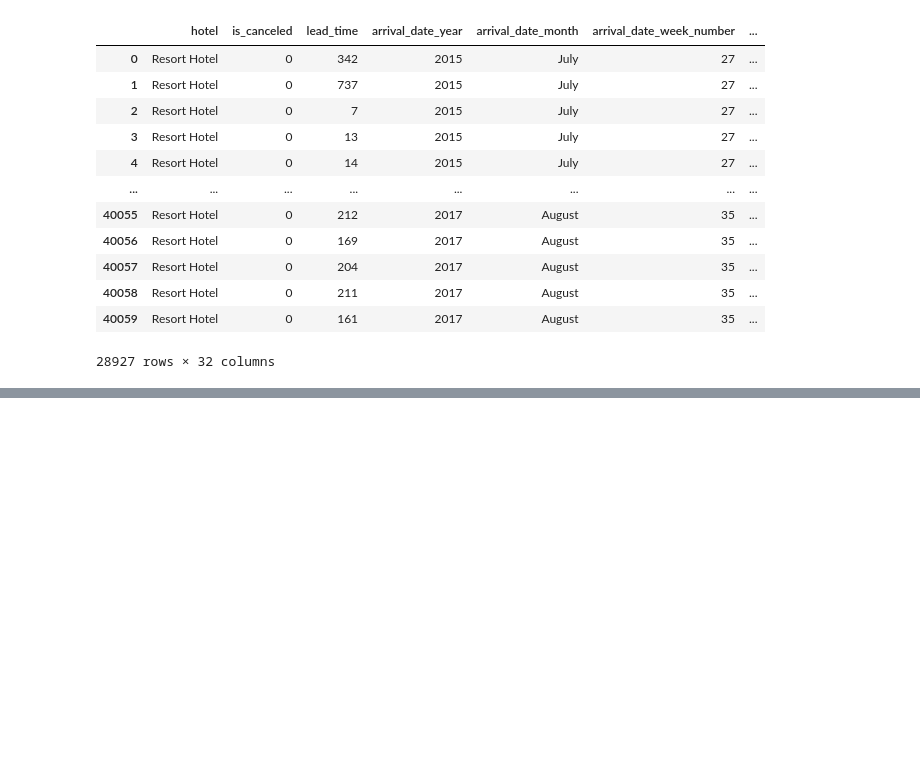
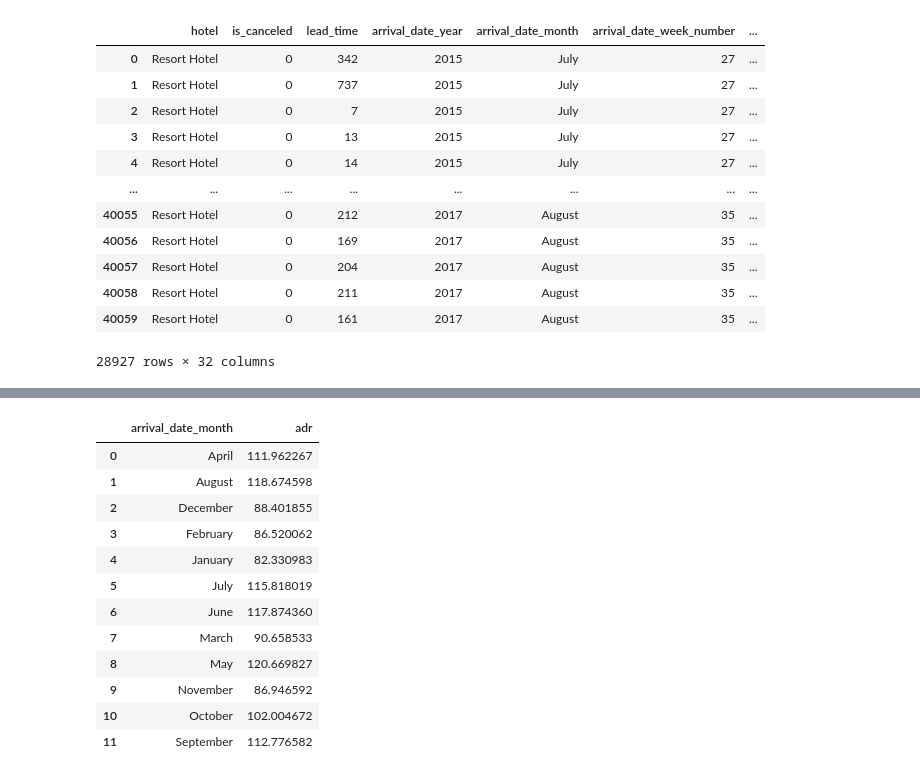
Before and after one commit to juanmarcoso/Data_Analysis_Hotel, a Jupyter notebook: AnalysisHotel.ipynb, the cells around one changed output, grey strips where cells are left out. Cells and saved outputs as stored; diff of their text form; code cells hidden in the pictures; blank space fills up the shorter version.

```diff
--- a/AnalysisHotel.ipynb
+++ b/AnalysisHotel.ipynb
@@ -403,0 +422,17 @@ resort
+# %%
+city_hotel=city.groupby(['arrival_date_month'])['adr'].mean().reset_index()
+city_hotel
+# %% [output]
+|  | arrival_date_month | adr |
+| 0 | April | 111.962267 |
+| 1 | August | 118.674598 |
+| 2 | December | 88.401855 |
+| 3 | February | 86.520062 |
+| 4 | January | 82.330983 |
+| 5 | July | 115.818019 |
+| 6 | June | 117.874360 |
+| 7 | March | 90.658533 |
+| 8 | May | 120.669827 |
+| 9 | November | 86.946592 |
+| 10 | October | 102.004672 |
+| 11 | September | 112.776582 |
```
Also changed, not shown: parts of 8 cells of this notebook.
